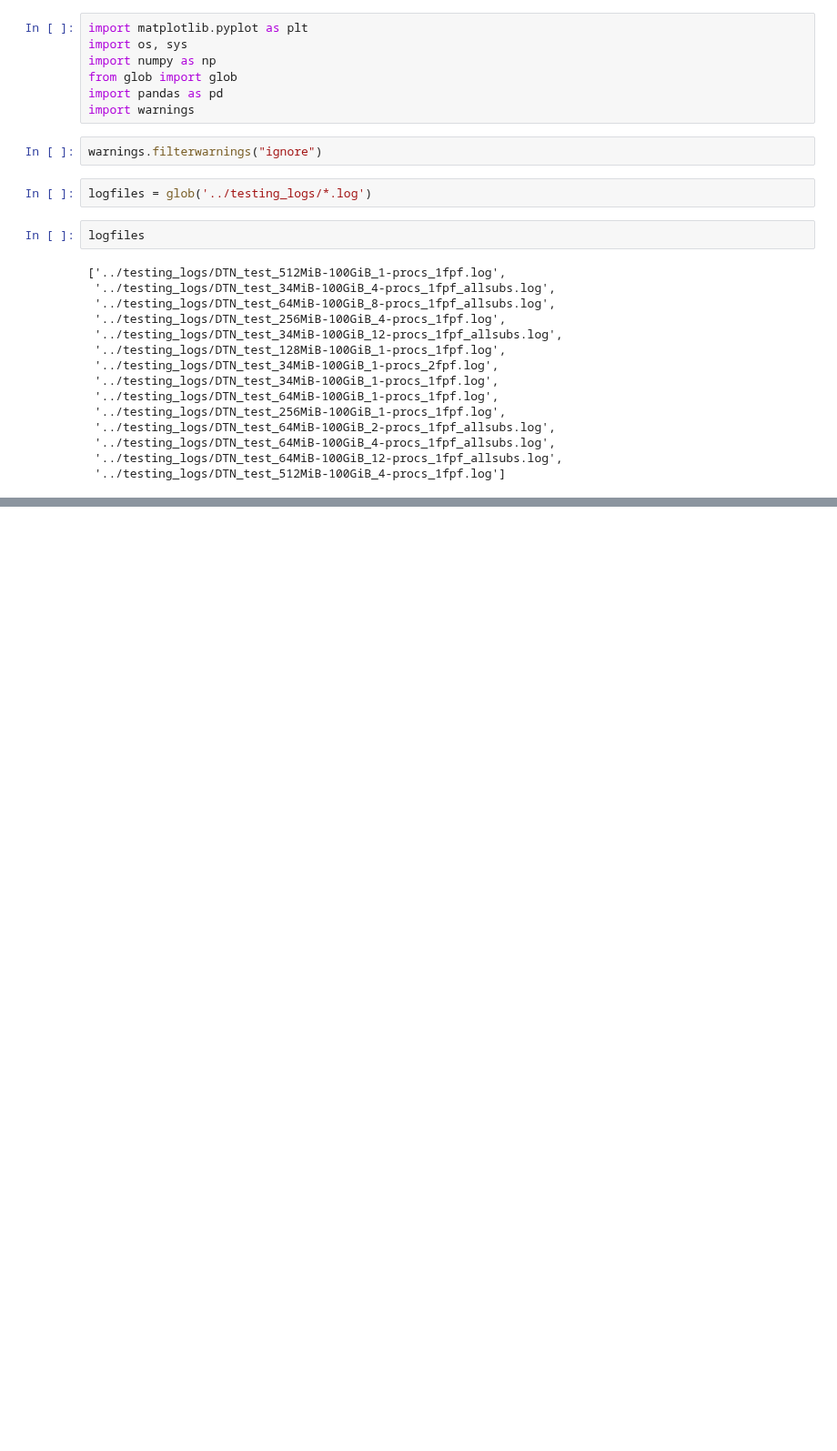
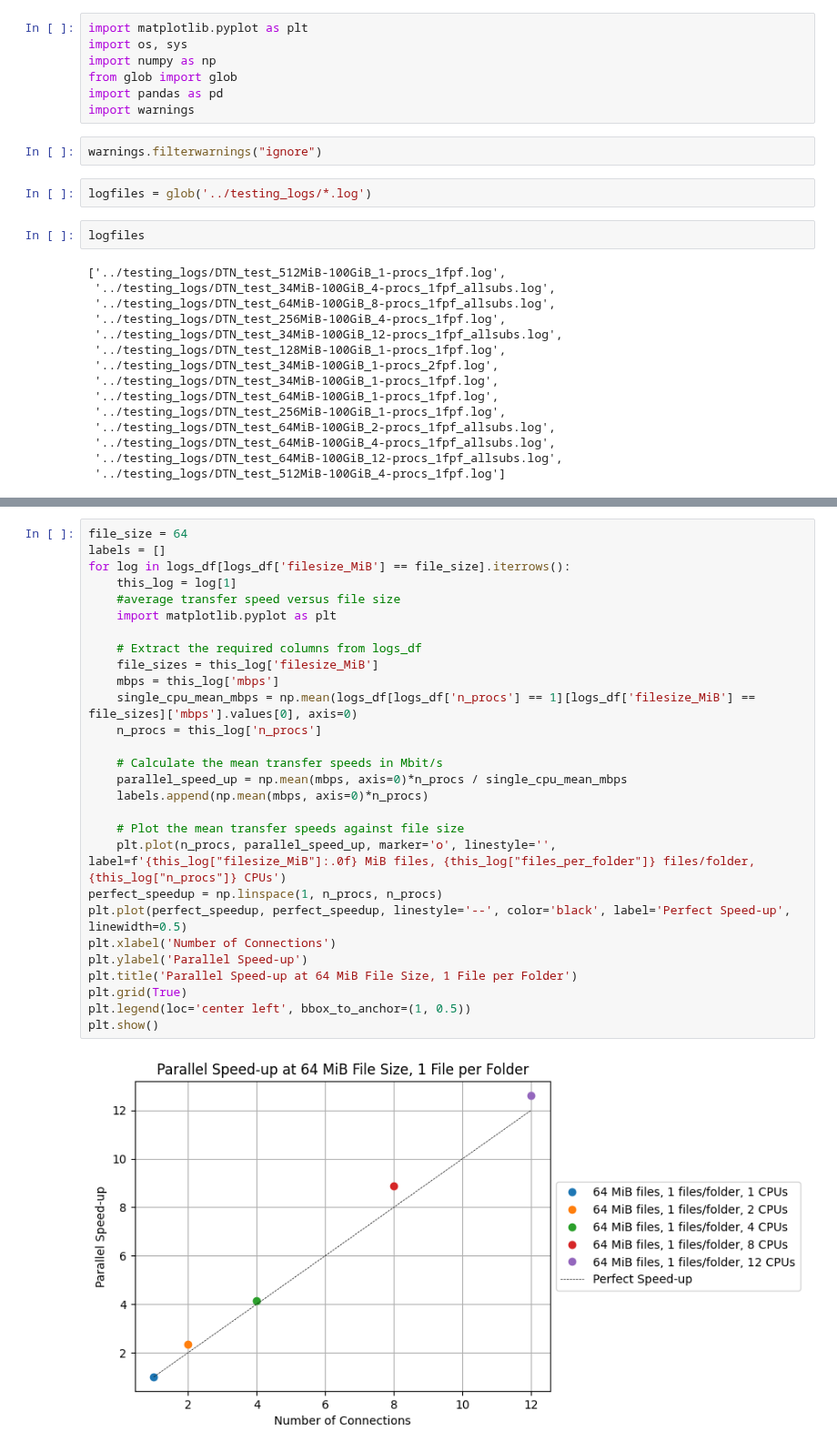
Before and after one commit to lsst-uk/csd3-echo-somerville, a Jupyter notebook: csd3-side/notebooks/transfer_speeds.ipynb, the cells around one changed output, grey strips where cells are left out. Shown at 91% size. Saved outputs shown, nothing was run; the diff lists cells and outputs as text; blank space fills up the shorter version.

```diff
--- a/csd3-side/notebooks/transfer_speeds.ipynb
+++ b/csd3-side/notebooks/transfer_speeds.ipynb
@@ -235,0 +236,30 @@ plt.show()
+# %%
+file_size = 64
+labels = []
+for log in logs_df[logs_df['filesize_MiB'] == file_size].iterrows():
+    this_log = log[1]
+    #average transfer speed versus file size
+    import matplotlib.pyplot as plt
+
+    # Extract the required columns from logs_df
+    file_sizes = this_log['filesize_MiB']
+    mbps = this_log['mbps']
+    single_cpu_mean_mbps = np.mean(logs_df[logs_df['n_procs'] == 1][logs_df['filesize_MiB'] == file_sizes]['mbps'].values[0], axis=0)
+    n_procs = this_log['n_procs']
+
+    # Calculate the mean transfer speeds in Mbit/s
+    parallel_speed_up = np.mean(mbps, axis=0)*n_procs / single_cpu_mean_mbps
+    labels.append(np.mean(mbps, axis=0)*n_procs)
+
+    # Plot the mean transfer speeds against file size
+    plt.plot(n_procs, parallel_speed_up, marker='o', linestyle='', label=f'{this_log["filesize_MiB"]:.0f} MiB files, {this_log["files_per_folder"]} files/folder, {this_log["n_procs"]} CPUs')
+perfect_speedup = np.linspace(1, n_procs, n_procs)
+plt.plot(perfect_speedup, perfect_speedup, linestyle='--', color='black', label='Perfect Speed-up', linewidth=0.5)
+plt.xlabel('Number of Connections')
+plt.ylabel('Parallel Speed-up')
+plt.title('Parallel Speed-up at 64 MiB File Size, 1 File per Folder')
+plt.grid(True)
+plt.legend(loc='center left', bbox_to_anchor=(1, 0.5))
+plt.show()
+# %% [output]
+[figure, added]
```
Also changed, not shown: parts of 8 cells of this notebook.
